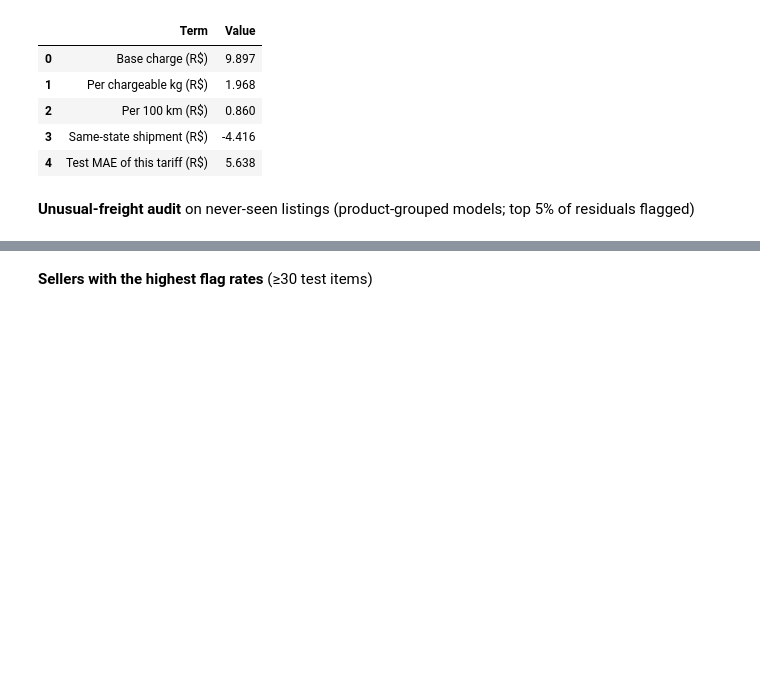
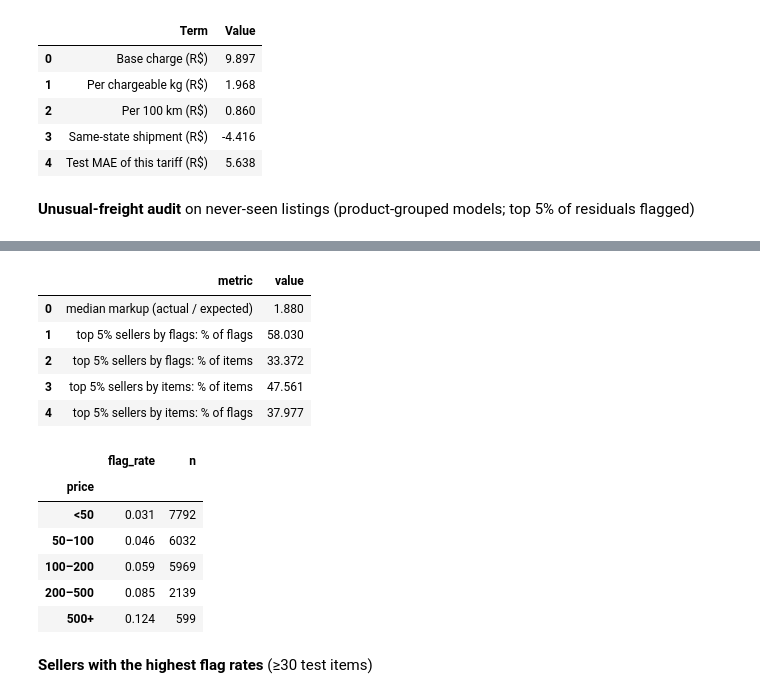
Before and after one commit to likeyou-ky/Team5_IT5006_Ecommerce_Analytics_AY2627Sem1, a Jupyter notebook: notebooks/Team5_Phase2_IT5006_AY2627Sem1.ipynb, the cells around one changed output, grey strips where cells are left out. Drawn from its saved outputs; the diff is of its cells as text; code cells hidden in the pictures; blank space fills up the shorter version.

Commit message:
Phase 2 notebook: added audit concentration and re-run notebook

```diff
--- a/notebooks/Team5_Phase2_IT5006_AY2627Sem1.ipynb
+++ b/notebooks/Team5_Phase2_IT5006_AY2627Sem1.ipynb
@@ -705,3 +706,20 @@ audit
+# %%
+conc, flag_band = P.audit_concentration(flagged)
+display(conc, flag_band)
+# %% [output]
+|  | metric | value |
+| 0 | median markup (actual / expected) | 1.880 |
+| 1 | top 5% sellers by flags: % of flags | 58.030 |
+| 2 | top 5% sellers by flags: % of items | 33.372 |
+| 3 | top 5% sellers by items: % of items | 47.561 |
+| 4 | top 5% sellers by items: % of flags | 37.977 |
+|  | flag_rate | n |
+| price |  |  |
+| <50 | 0.031 | 7792 |
+| 50–100 | 0.046 | 6032 |
+| 100–200 | 0.059 | 5969 |
+| 200–500 | 0.085 | 2139 |
+| 500+ | 0.124 | 599 |
 # %% [markdown]
 **Sellers with the highest flag rates** (≥30 test items)
 # %%
```
Also changed, not shown: parts of 26 cells of this notebook, 1 other file.
